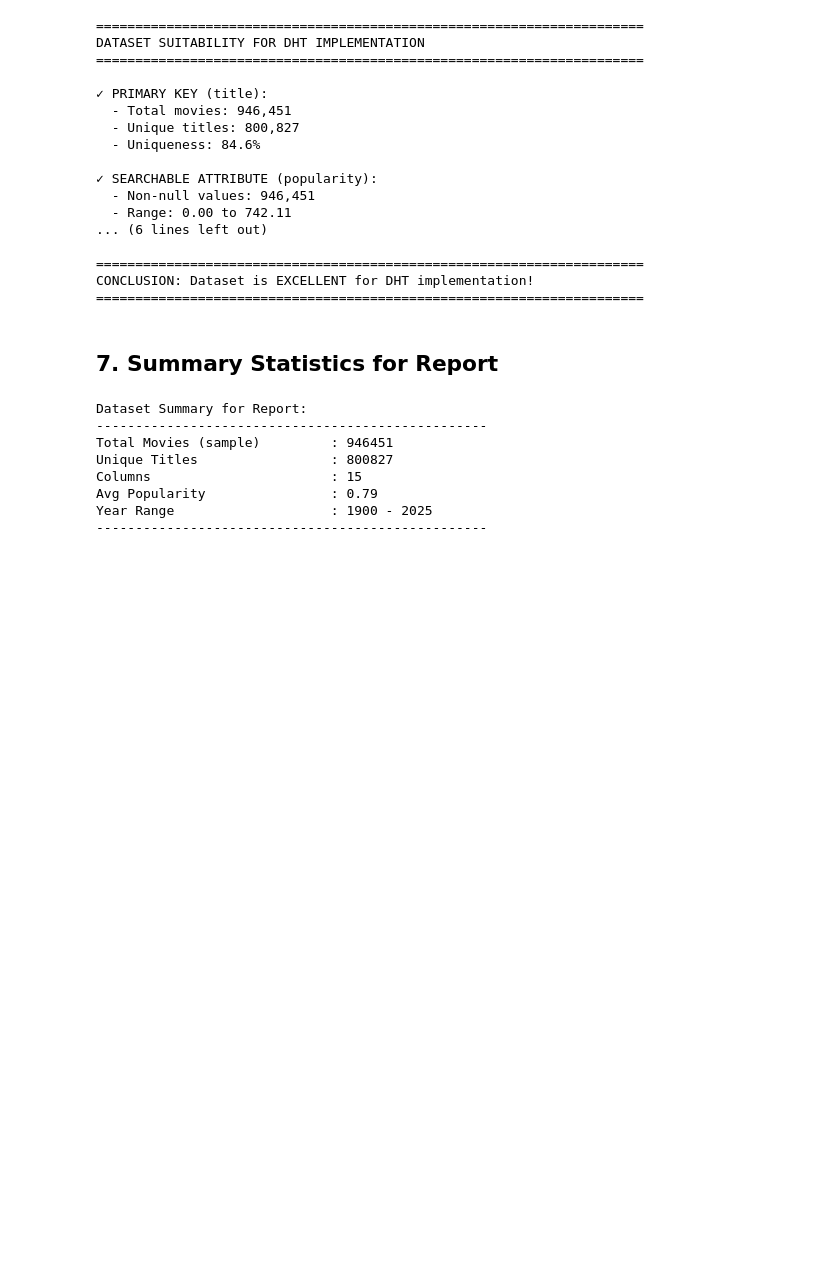
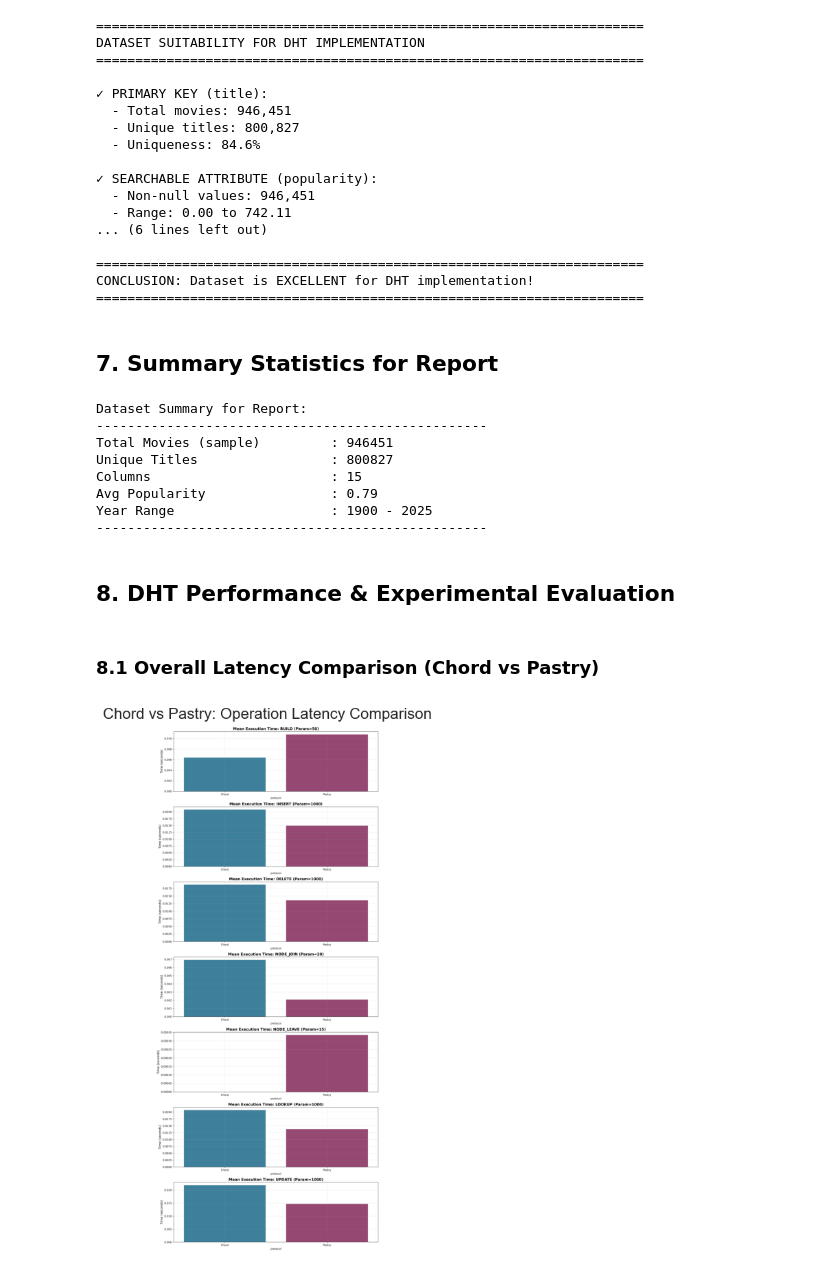
Before and after one commit to AggelosVer/Texnologies-Apokentrwmenwn-Dedomenwn, a Jupyter notebook: analysis_notebook.ipynb, the cells around one changed output. Cells and saved outputs as stored; diff of their text form; code cells hidden in the pictures; blank space fills up the shorter version.

```diff
--- a/analysis_notebook.ipynb
+++ b/analysis_notebook.ipynb
@@ -442,3 +442,24 @@ Columns                       : 15
 Avg Popularity                : 0.79
 Year Range                    : 1900 - 2025
 --------------------------------------------------
+# %% [markdown]
+## 8. DHT Performance & Experimental Evaluation
+# %% [markdown]
+### 8.1 Overall Latency Comparison (Chord vs Pastry)
+# %%
+import matplotlib.pyplot as plt
+import matplotlib.image as mpimg
+import os
+
+# Display the main performance comparison
+if os.path.exists('performance_comparison_bars.png'):
+    plt.figure(figsize=(15, 10))
+    img = mpimg.imread('performance_comparison_bars.png')
+    plt.imshow(img)
+    plt.axis('off')
+    plt.title("Chord vs Pastry: Operation Latency Comparison", fontsize=16)
+    plt.show()
+else:
+    print("Performance plot 'performance_comparison_bars.png' not found. Please run the benchmarking scripts first.")
+# %% [output]
+[figure, added]
```
Also changed, not shown: parts of 4 cells of this notebook, 4 other files.
